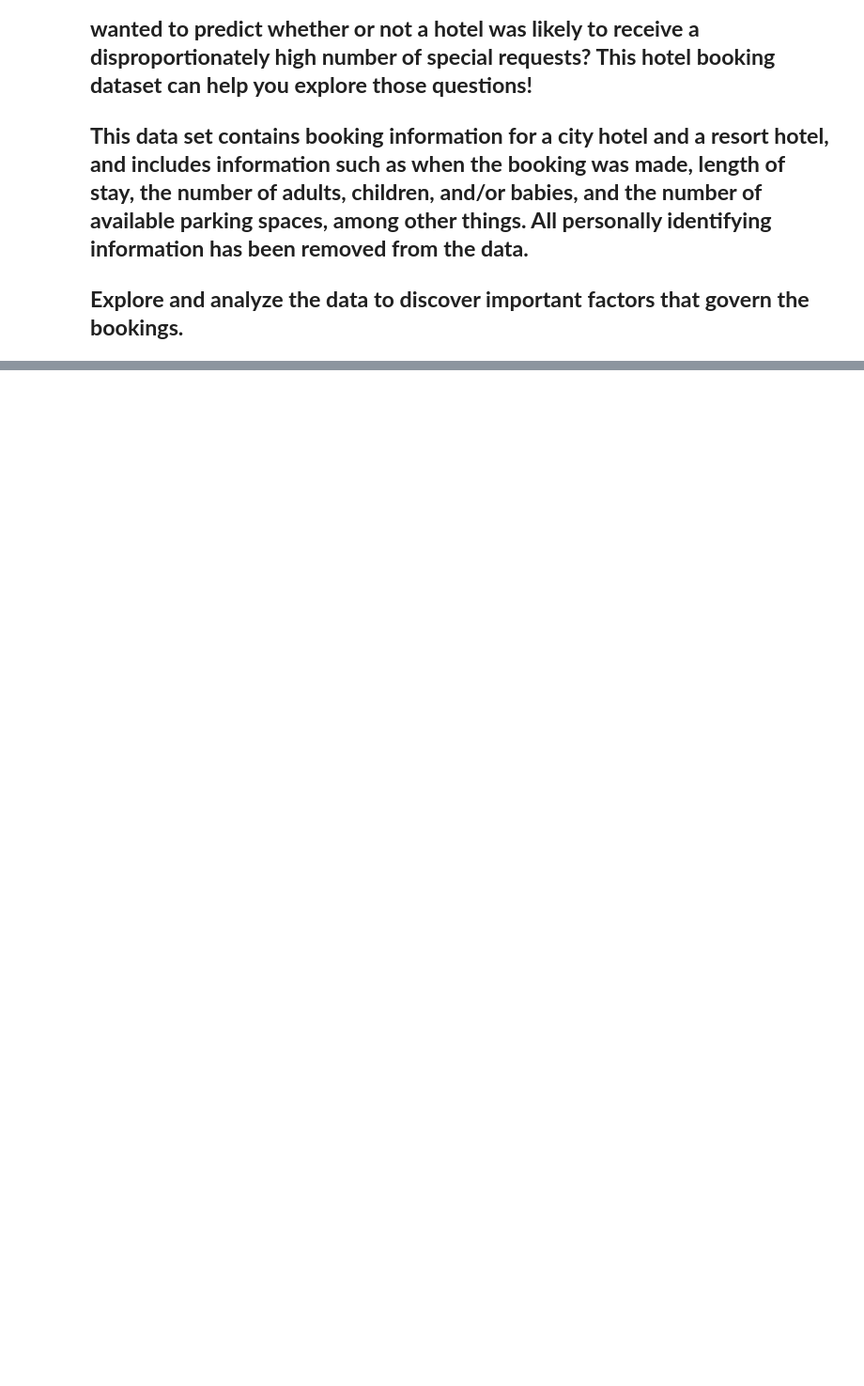
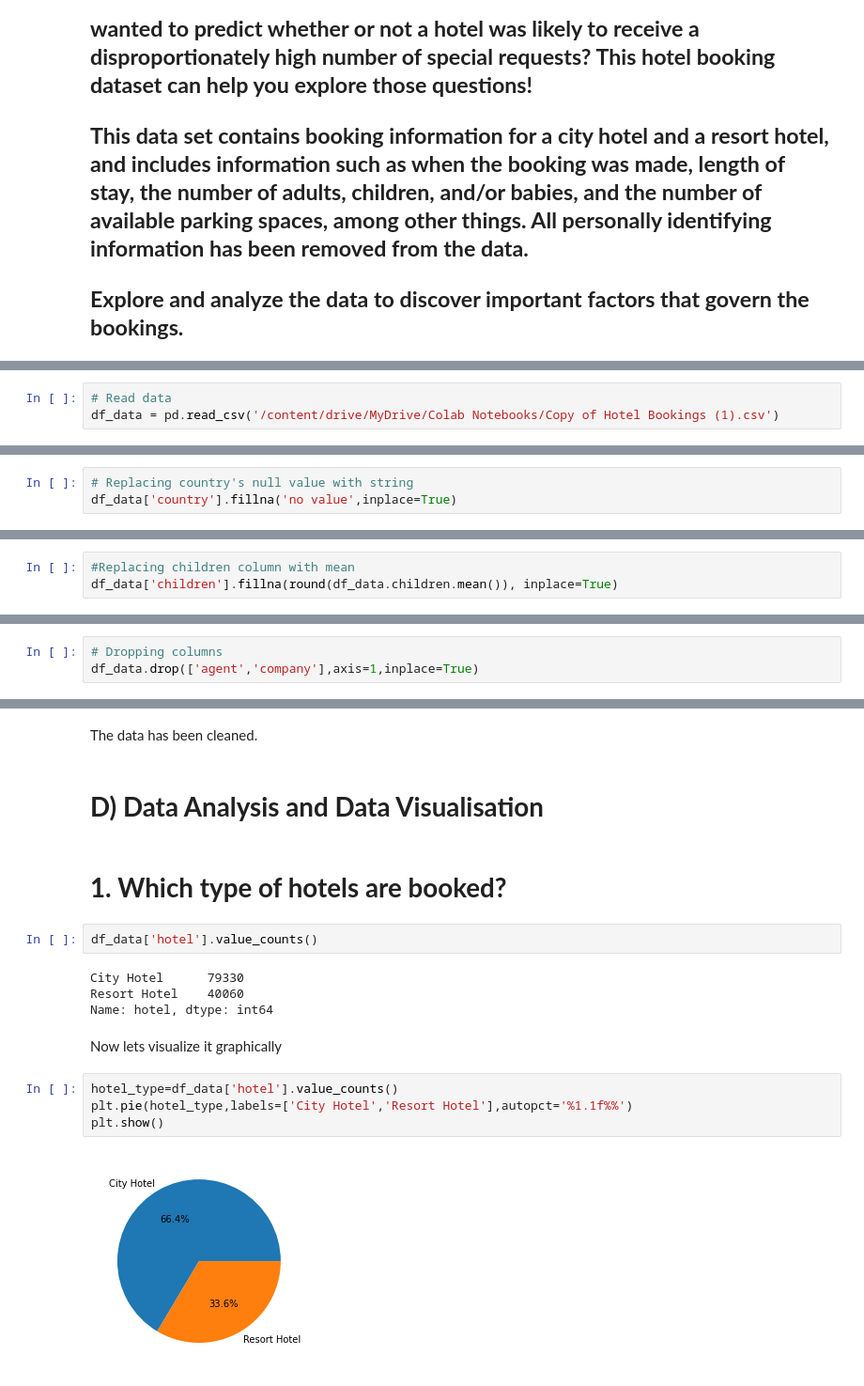
Before and after one commit to Minazuddin37/hotel-booking-analysis, a Jupyter notebook: Hotel_Booking_Analysis_Capstone_Project.ipynb, the cells around one changed output, grey strips where cells are left out. Shown: that part at 94% size. Drawn from its saved outputs; the diff is of its cells as text; blank space fills up the shorter version.

```diff
--- a/Hotel_Booking_Analysis_Capstone_Project.ipynb
+++ b/Hotel_Booking_Analysis_Capstone_Project.ipynb
@@ -436,0 +70,3 @@ these quarters.
+# %%
+# Read data
+df_data = pd.read_csv('/content/drive/MyDrive/Colab Notebooks/Copy of Hotel Bookings (1).csv')
@@ -436,0 +134,3 @@ these quarters.
+# %%
+# Replacing country's null value with string
+df_data['country'].fillna('no value',inplace=True)
@@ -436,0 +142,3 @@ these quarters.
+# %%
+#Replacing children column with mean
+df_data['children'].fillna(round(df_data.children.mean()), inplace=True)
@@ -436,0 +150,3 @@ these quarters.
+# %%
+# Dropping columns
+df_data.drop(['agent','company'],axis=1,inplace=True)
@@ -436,0 +158,20 @@ these quarters.
+# %% [markdown]
+The data has been cleaned.
+# %% [markdown]
+# **D) Data Analysis and Data Visualisation**
+# %% [markdown]
+# **1. Which type of hotels are booked?**
+# %%
+df_data['hotel'].value_counts()
+# %% [output]
+City Hotel      79330
+Resort Hotel    40060
+Name: hotel, dtype: int64
+# %% [markdown]
+Now lets visualize it graphically
+# %%
+hotel_type=df_data['hotel'].value_counts()
+plt.pie(hotel_type,labels=['City Hotel','Resort Hotel'],autopct='%1.1f%%')
+plt.show()
+# %% [output]
+[figure, added]
```
Also changed, not shown: parts of 194 cells of this notebook.
